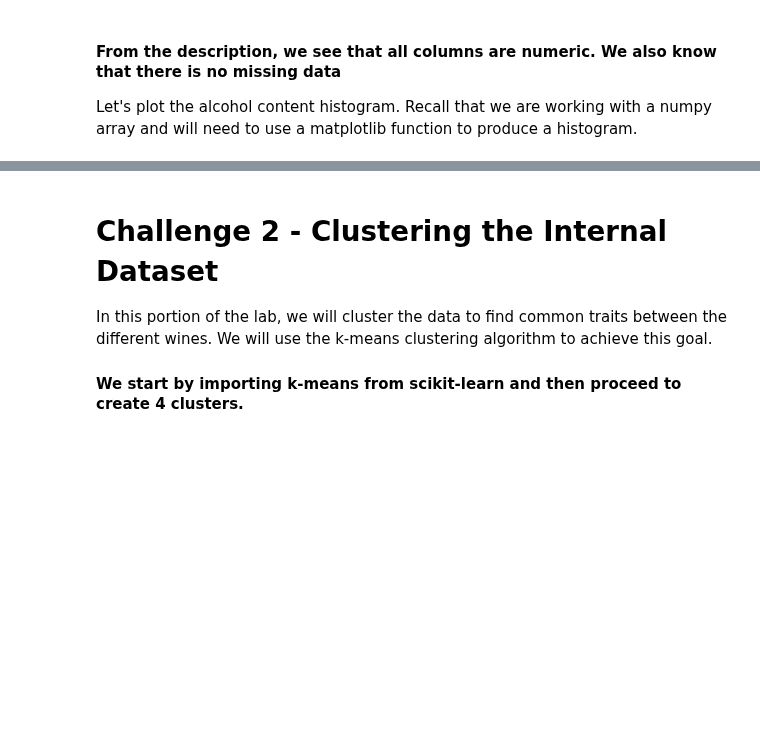
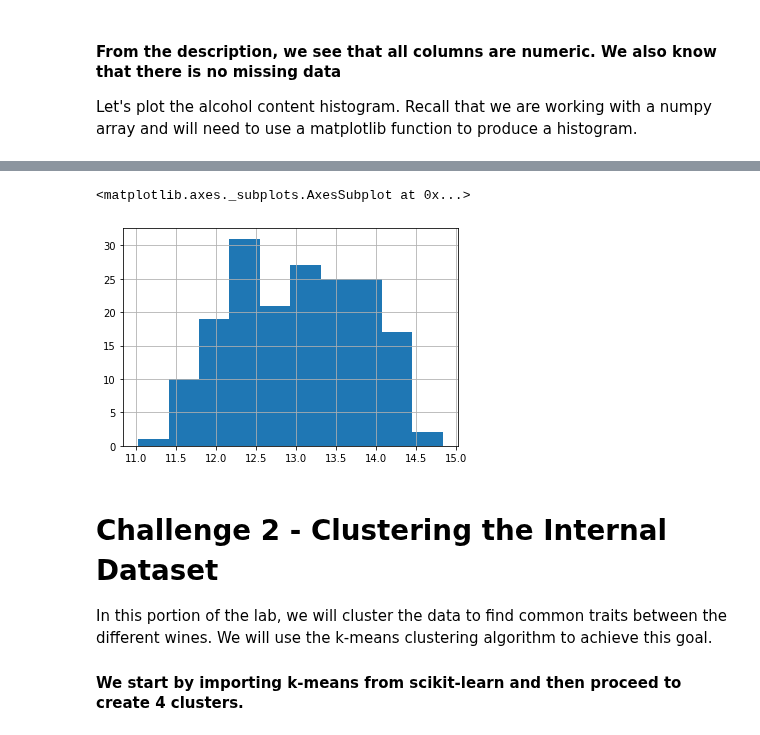
Before and after one commit to ironhack-labs/data-labs, a Jupyter notebook: module-3/lab-sklearn-and-unsupervised-learning/your-code/main.ipynb, the cells around one changed output, grey strips where cells are left out. Drawn from its saved outputs; the diff is of its cells as text; code cells hidden in the pictures; blank space fills up the shorter version.

```diff
--- a/module-3/lab-sklearn-and-unsupervised-learning/your-code/main.ipynb
+++ b/module-3/lab-sklearn-and-unsupervised-learning/your-code/main.ipynb
@@ -17,6 +22,7 @@ from sklearn.datasets import load_wine
 In the cell below, use the `load_wine` function and assign the wine dataset to a variable called `wine`.
 # %%
 # Your code here:
+wine = load_wine()
 # %% [markdown]
 In the next step, list the keys of the variable `wine` to examine its contents. Note that the `load_wine` function does not return dataframes. It returns you a Python dictionary.
 # %%
@@ -39,0 +81,8 @@ Let's plot the alcohol content histogram. Recall that we are working with a nump
+# %%
+# Turn it into a dataframe
+winedf = pd.DataFrame(
+    data = wine['data'], #
+    columns = wine['feature_names'], #
+)
+
+winedf.head()
@@ -40,5 +96,9 @@ Let's plot the alcohol content histogram. Recall that we are working with a nump
 # %%
 # Your code here:
+winedf['alcohol'].hist()
+# %% [output]
+<matplotlib.axes._subplots.AxesSubplot at 0x...>
+[figure, added]
 # %% [markdown]
 # Challenge 2 - Clustering the Internal Dataset
 
```
Also changed, not shown: parts of 51 cells of this notebook.
